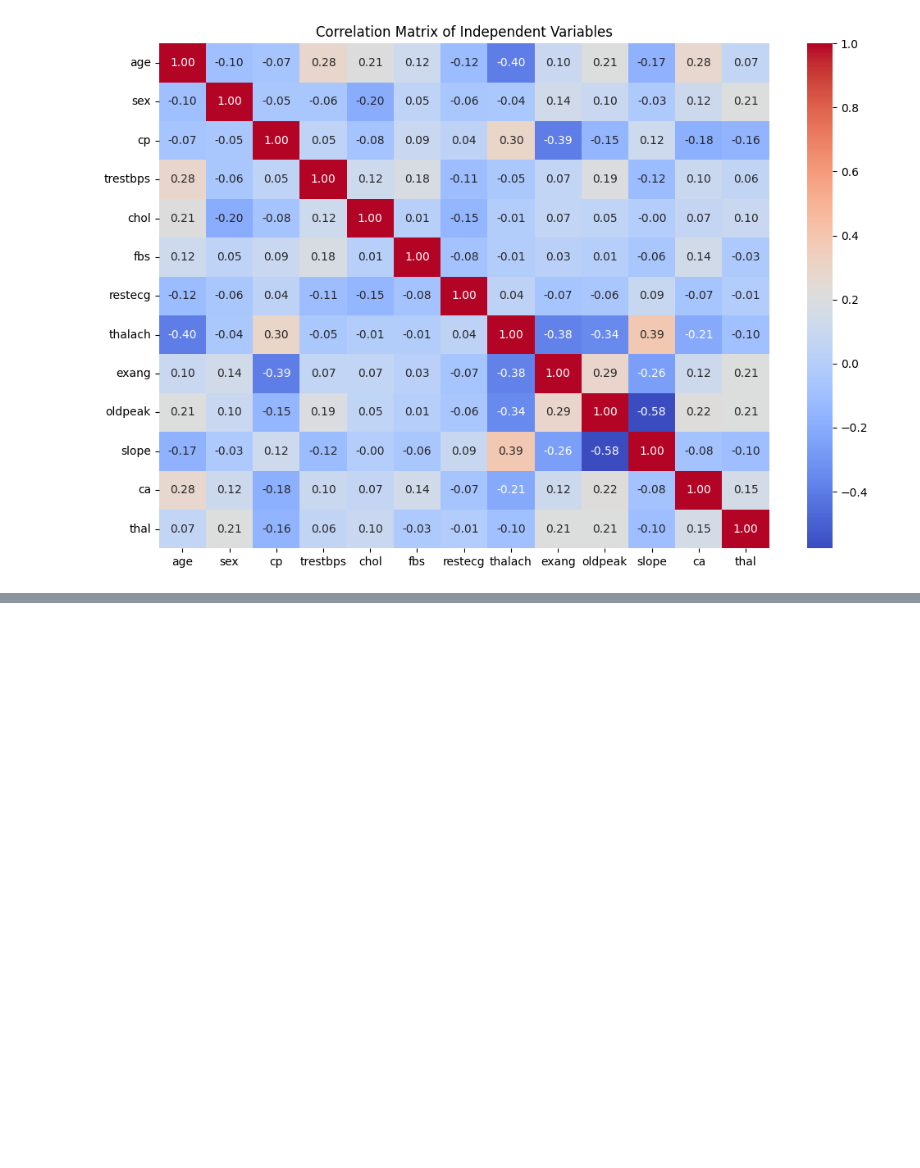
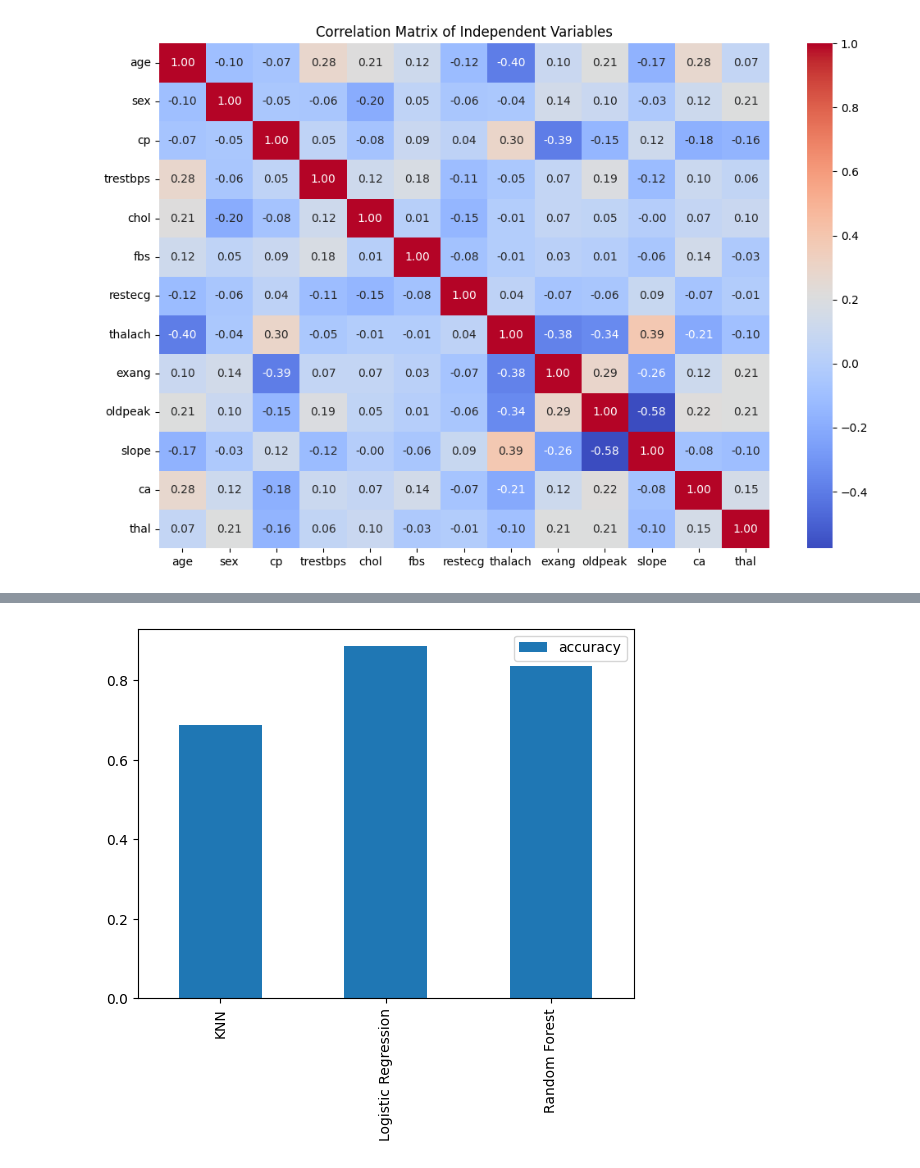
Before and after one commit to nirajacharya13/machine-learning, a Jupyter notebook: random_forest_boosting/practice_problem1_heart_disease.ipynb, the cells around one changed output, grey strips where cells are left out. Cells and saved outputs as stored; diff of their text form; code cells hidden in the pictures; blank space fills up the shorter version.

```diff
--- a/random_forest_boosting/practice_problem1_heart_disease.ipynb
+++ b/random_forest_boosting/practice_problem1_heart_disease.ipynb
@@ -234,3 +233,37 @@ X_train, X_test, y_train, y_test = train_test_split(X, # independent variables
 # Logistic Regression: LogisticRegression()
 # K-Nearest Neighbors: KNeighborsClassifier()
 # Random Forest: RandomForestClassifier()
+# %%
+# Put models in a dictionary
+models = {"KNN": KNeighborsClassifier(),
+          "Logistic Regression": LogisticRegression(),
+          "Random Forest": RandomForestClassifier()}
+
+# Create function to fit and score models
+def fit_and_score(models, X_train, X_test, y_train, y_test):
+    """
+    Fits and evaluates given machine learning models.
+    models : a dict of different Scikit-Learn machine learning models
+    X_train : training data
+    X_test : testing data
+    y_train : labels assosciated with training data
+    y_test : labels assosciated with test data
+    """
+    # Random seed for reproducible results
+    np.random.seed(42)
+    # Make a list to keep model scores
+    model_scores = {}
+    # Loop through models
+    for name, model in models.items():
+        # Fit the model to the data
+        model.fit(X_train, y_train)
+        # Evaluate the model and append its score to model_scores
+        model_scores[name] = model.score(X_test, y_test)
+    return model_scores
+# %%
+model_scores = fit_and_score(models=models,
+                             X_train=X_train,
+                             X_test=X_test,
+                             y_train=y_train,
+                             y_test=y_test)
+model_scores
@@ -236,0 +282,6 @@ X_train, X_test, y_train, y_test = train_test_split(X, # independent variables
+# %%
+# From above accuracy, logistic regression seems to be a better model
+model_compare = pd.DataFrame(model_scores, index=['accuracy'])
+model_compare.T.plot.bar();
+# %% [output]
+[figure, added]
```
Also changed, not shown: parts of 18 cells of this notebook.
